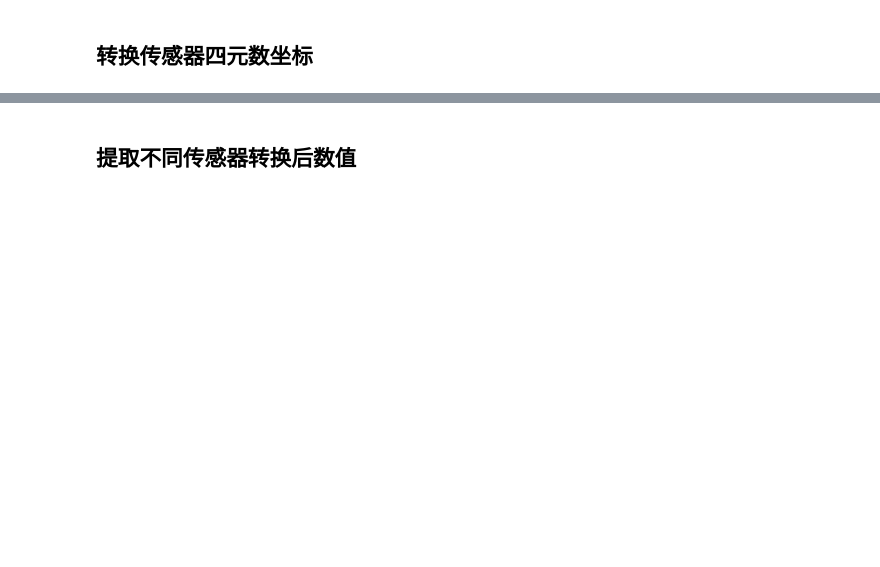
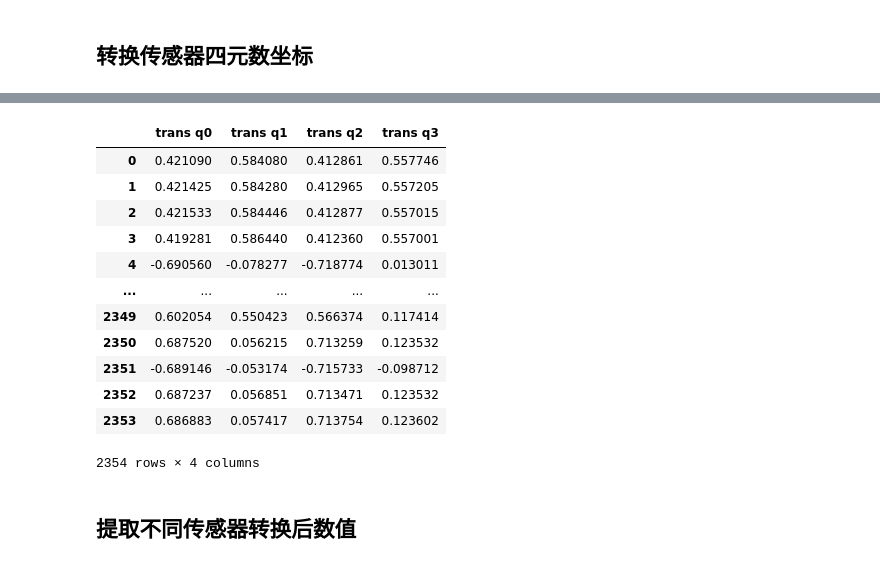
Before and after one commit to Allwillcome/--_----, a Jupyter notebook: Notes/OpenSense/20230615_LMPS2OpenSense.ipynb, the cells around one changed output, grey strips where cells are left out. Saved outputs shown, nothing was run; the diff lists cells and outputs as text; code cells hidden in the pictures; blank space fills up the shorter version.

```diff
--- a/Notes/OpenSense/20230615_LMPS2OpenSense.ipynb
+++ b/Notes/OpenSense/20230615_LMPS2OpenSense.ipynb
@@ -97,3 +124,19 @@ bodies_sensors = dict(zip(bodies,sensors))
+# %%
+df[tran_quats]
+# %% [output]
+|  | trans q0 | trans q1 | trans q2 | trans q3 |
+| 0 | 0.421090 | 0.584080 | 0.412861 | 0.557746 |
+| 1 | 0.421425 | 0.584280 | 0.412965 | 0.557205 |
+| 2 | 0.421533 | 0.584446 | 0.412877 | 0.557015 |
+| 3 | 0.419281 | 0.586440 | 0.412360 | 0.557001 |
+| 4 | -0.690560 | -0.078277 | -0.718774 | 0.013011 |
+| ... | ... | ... | ... | ... |
+| 2349 | 0.602054 | 0.550423 | 0.566374 | 0.117414 |
+| 2350 | 0.687520 | 0.056215 | 0.713259 | 0.123532 |
+| 2351 | -0.689146 | -0.053174 | -0.715733 | -0.098712 |
+| 2352 | 0.687237 | 0.056851 | 0.713471 | 0.123532 |
+| 2353 | 0.686883 | 0.057417 | 0.713754 | 0.123602 |
+2354 rows × 4 columns
 # %% [markdown]
 ## 提取不同传感器转换后数值
 # %%
```
Also changed, not shown: parts of 10 cells of this notebook.
